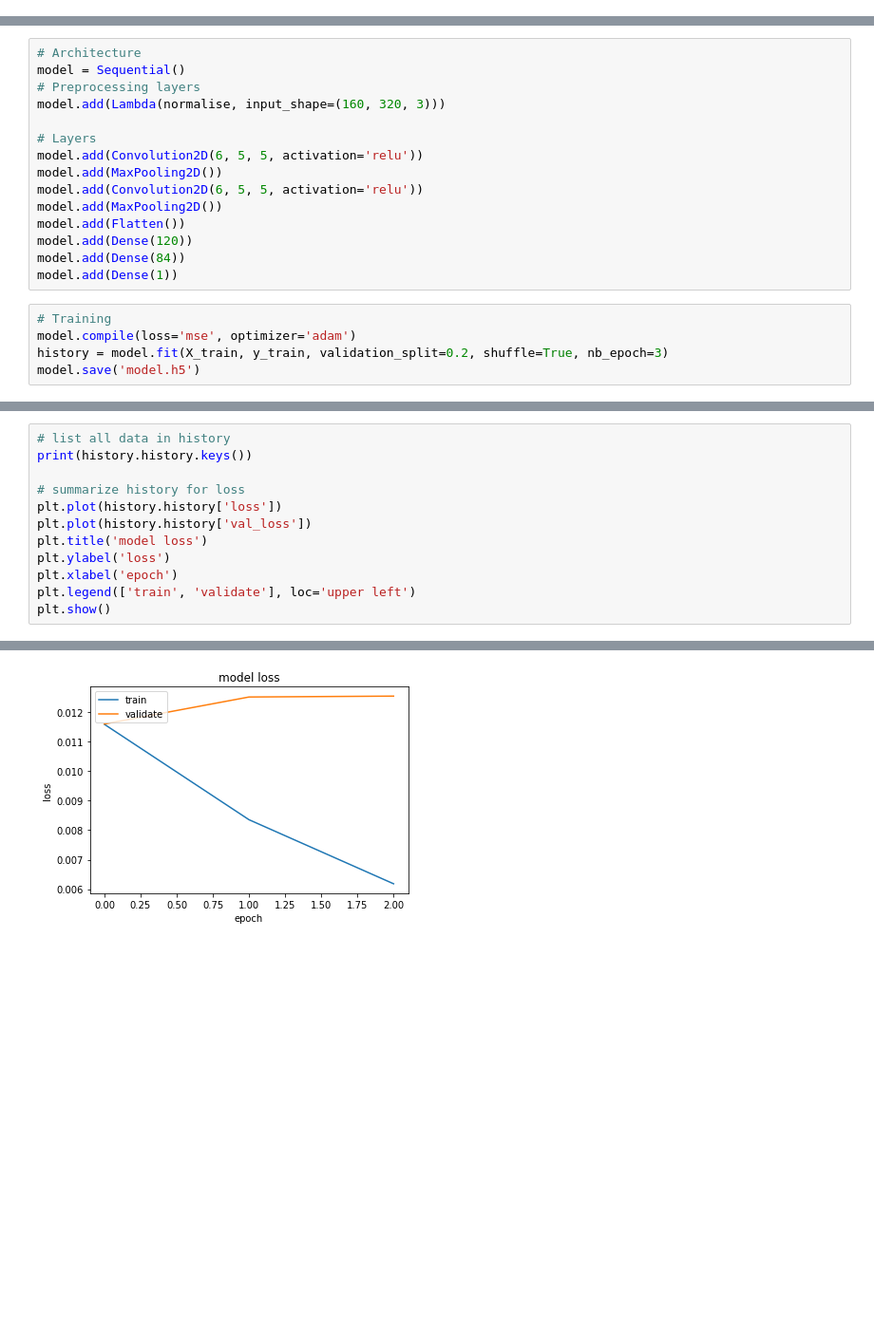
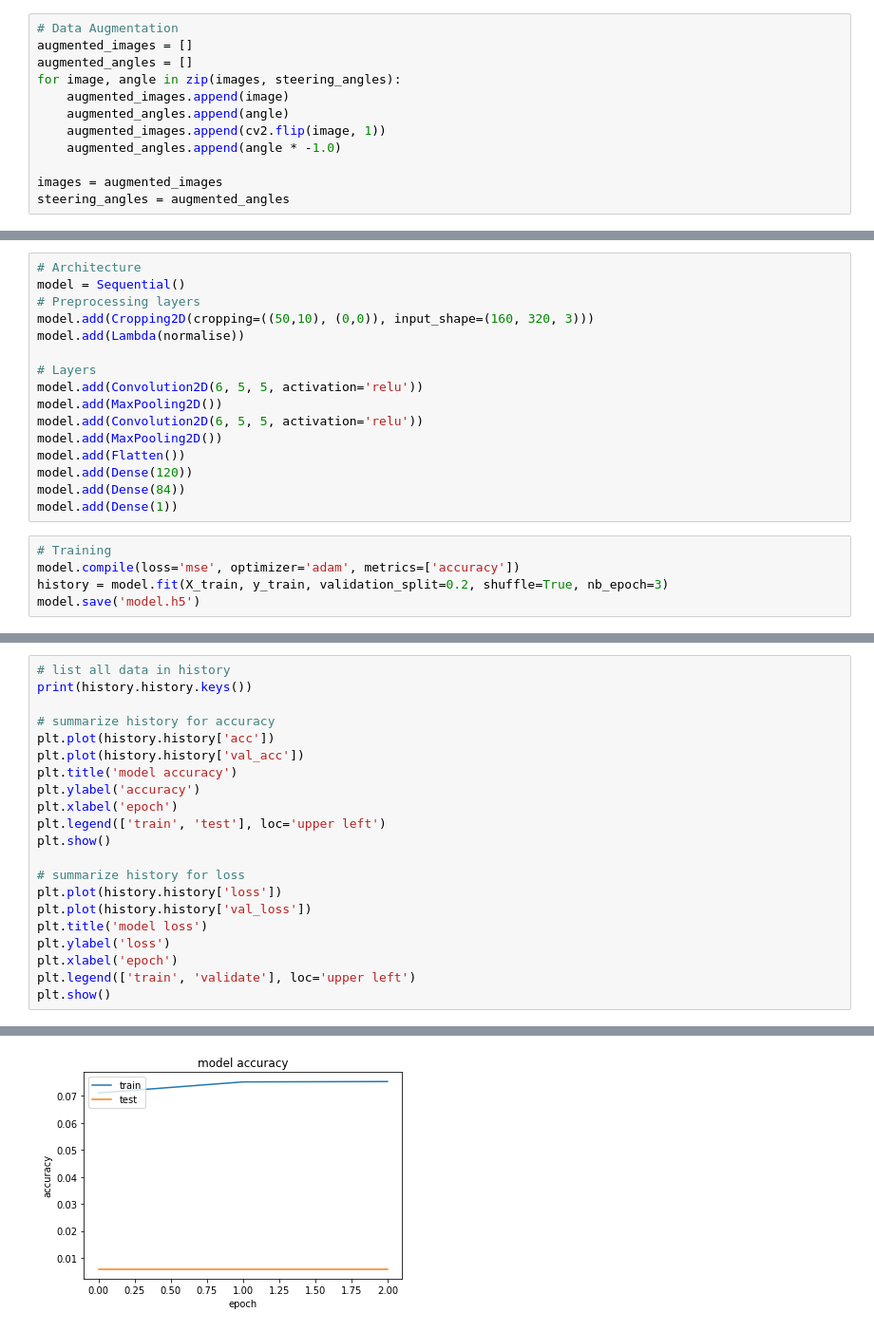
Before and after one commit to rjmoss/CarND-Behavioural-Cloning-P3, a Jupyter notebook: clone_notebook.ipynb, the cells around one changed output, grey strips where cells are left out. Shown at 95% size. Drawn from its saved outputs; the diff is of its cells as text; blank space fills up the shorter version.

Commit message:
Added left right cameras and cropping.

```diff
--- a/clone_notebook.ipynb
+++ b/clone_notebook.ipynb
@@ -44,0 +47,12 @@ y_train = np.array(steering_angles)
+# %%
+# Data Augmentation
+augmented_images = []
+augmented_angles = []
+for image, angle in zip(images, steering_angles):
+    augmented_images.append(image)
+    augmented_angles.append(angle)
+    augmented_images.append(cv2.flip(image, 1))
+    augmented_angles.append(angle * -1.0)
+
+images = augmented_images
+steering_angles = augmented_angles
@@ -77,7 +103,8 @@ plt.imshow(test_img)
 # Architecture
 model = Sequential()
 # Preprocessing layers
-model.add(Lambda(normalise, input_shape=(160, 320, 3)))
+model.add(Cropping2D(cropping=((50,10), (0,0)), input_shape=(160, 320, 3)))
+model.add(Lambda(normalise))
 
 # Layers
 model.add(Convolution2D(6, 5, 5, activation='relu'))
@@ -90,7 +117,7 @@ model.add(Dense(84))
 model.add(Dense(1))
 # %%
 # Training
-model.compile(loss='mse', optimizer='adam')
+model.compile(loss='mse', optimizer='adam', metrics=['accuracy'])
 history = model.fit(X_train, y_train, validation_split=0.2, shuffle=True, nb_epoch=3)
 model.save('model.h5')
 # %% [output]
@@ -104,6 +131,15 @@ Epoch 3/3
 # %%
 # list all data in history
 print(history.history.keys())
+
+# summarize history for accuracy
+plt.plot(history.history['acc'])
+plt.plot(history.history['val_acc'])
+plt.title('model accuracy')
+plt.ylabel('accuracy')
+plt.xlabel('epoch')
+plt.legend(['train', 'test'], loc='upper left')
+plt.show()
 
 # summarize history for loss
 plt.plot(history.history['loss'])
@@ -118 +154 @@ dict_keys(['loss', 'val_loss'])
-[figure, old version]
+[figure, new version]
```
Also changed, not shown: parts of 9 cells of this notebook, 1 other file.
